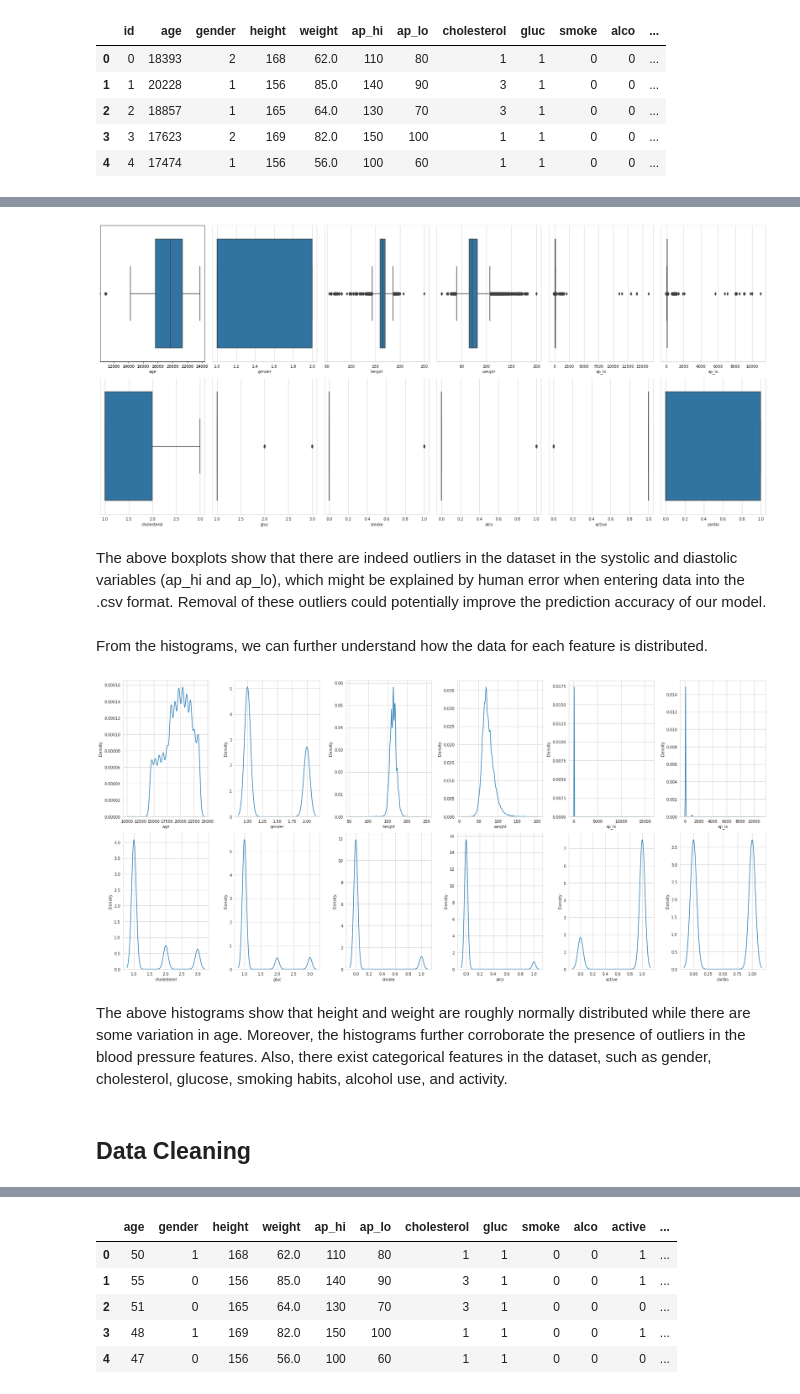
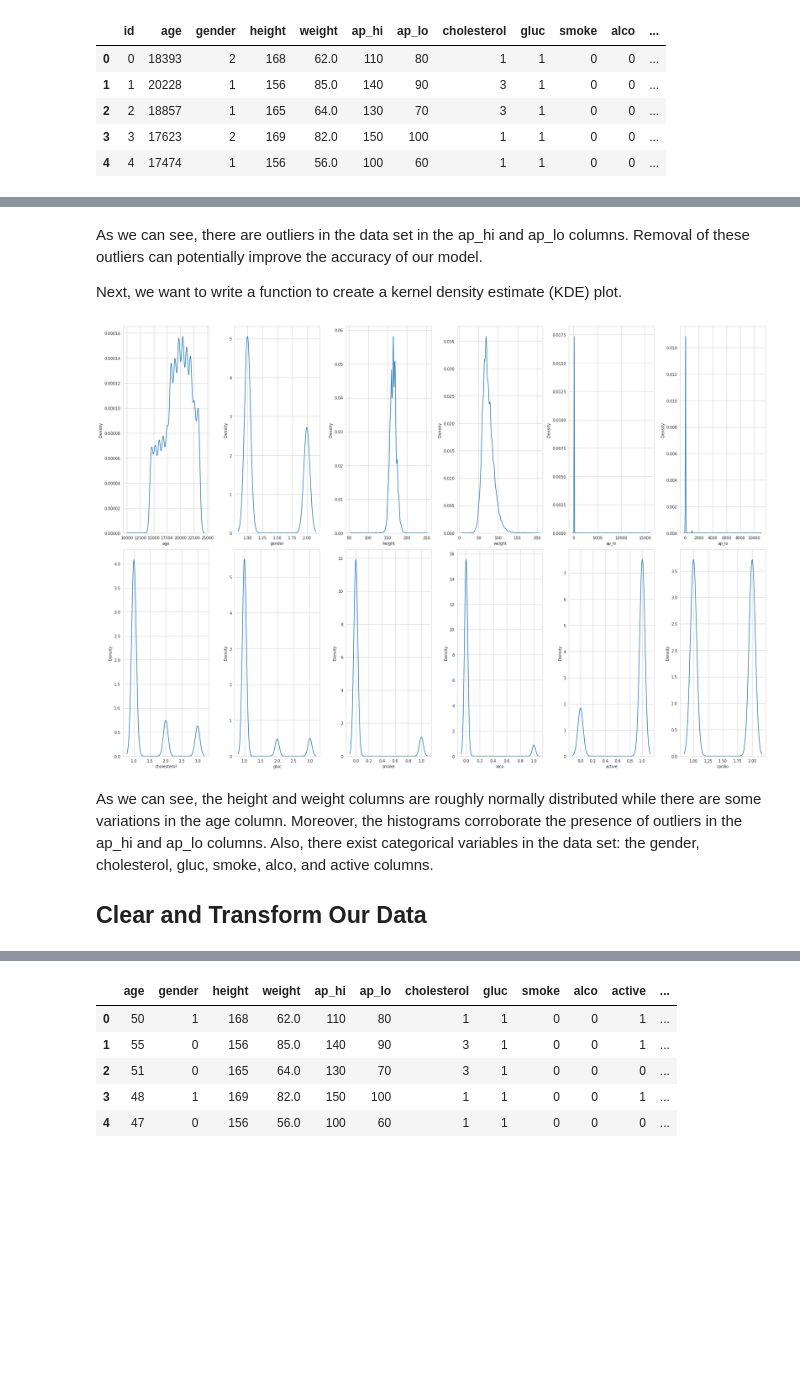
Before and after one commit to M-0-N-I-C-A/PIC16B_Project, a Jupyter notebook: Project.ipynb, the cells around one changed output, grey strips where cells are left out. Drawn from its saved outputs; the diff is of its cells as text; code cells hidden in the pictures; blank space fills up the shorter version.

```diff
--- a/Project.ipynb
+++ b/Project.ipynb
@@ -46,43 +81,33 @@ From the box-whisker plots, we can check for outliers in each feature.
+# %% [markdown]
+As we can see, there are outliers in the data set in the ap_hi and ap_lo columns. Removal of these outliers can potentially improve the accuracy of our model.
+
+Next, we want to write a function to create a kernel density estimate (KDE) plot.
 # %%
-# check outliers
-def check_outliers(df):
+# check distribution
+def check_dist(df):
     l = df.columns.values
     number_of_columns = (len(l) - 1) / 2
     number_of_rows = 2
 
+    # create a figure
     plt.figure(figsize = (4 * number_of_columns, 8 * number_of_rows))
+
+    # loop over the columns in the data set
     for i in range(1, len(l)):
-        plt.subplot(number_of_rows + 1, number_of_columns, i)
+        # add a subplot in a grid with 2 rows and 6 columns in position i
+        plt.subplot(number_of_rows, number_of_columns, i)
+
         sns.set_style('whitegrid')
-        sns.boxplot(x = df[l[i]], orient = 'h')
+        sns.kdeplot(x = df[l[i]])
+
+        # stretch the plots so that they don't look "squished"
         plt.tight_layout()
 
-
-check_outliers(df)
+check_dist(df) # demonstration
 # %% [output]
-[figure, old version]
+[figure, new version]
-# %% [markdown]
-The above boxplots show that there are indeed outliers in the dataset in the systolic and diastolic variables (ap_hi and ap_lo), which might be explained by human error when entering data into the .csv format. Removal of these outliers could potentially improve the prediction accuracy of our model.
-# %% [markdown]
-From the histograms, we can further understand how the data for each feature is distributed.
-# %%
-# check distribution and skew
-def check_dist(df):
-    l = df.columns.values
-    number_of_columns = (len(l) - 1) / 2
-    number_of_rows = 2
-
-    plt.figure(figsize = (4 * number_of_columns, 8 * number_of_rows))
-    for i in range(1, len(l)):
-        plt.subplot(number_of_rows + 1, number_of_columns, i)
-        sns.kdeplot(x = df[l[i]])
-        plt.tight_layout()
-
-check_dist(df)
-# %% [output]
-[figure, removed]
 # %% [markdown]
-The above histograms show that height and weight are roughly normally distributed while there are some variation in age. Moreover, the histograms further corroborate the presence of outliers in the blood pressure features. Also, there exist categorical features in the dataset, such as gender, cholesterol, glucose, smoking habits, alcohol use, and activity.
+As we can see, the height and weight columns are roughly normally distributed while there are some variations in the age column. Moreover, the histograms corroborate the presence of outliers in the ap_hi and ap_lo columns. Also, there exist categorical variables in the data set: the gender, cholesterol, gluc, smoke, alco, and active columns.
+
+## Clear and Transform Our Data
-# %% [markdown]
-## Data Cleaning
 # %% [markdown]
```
Also changed, not shown: parts of 86 cells of this notebook.
